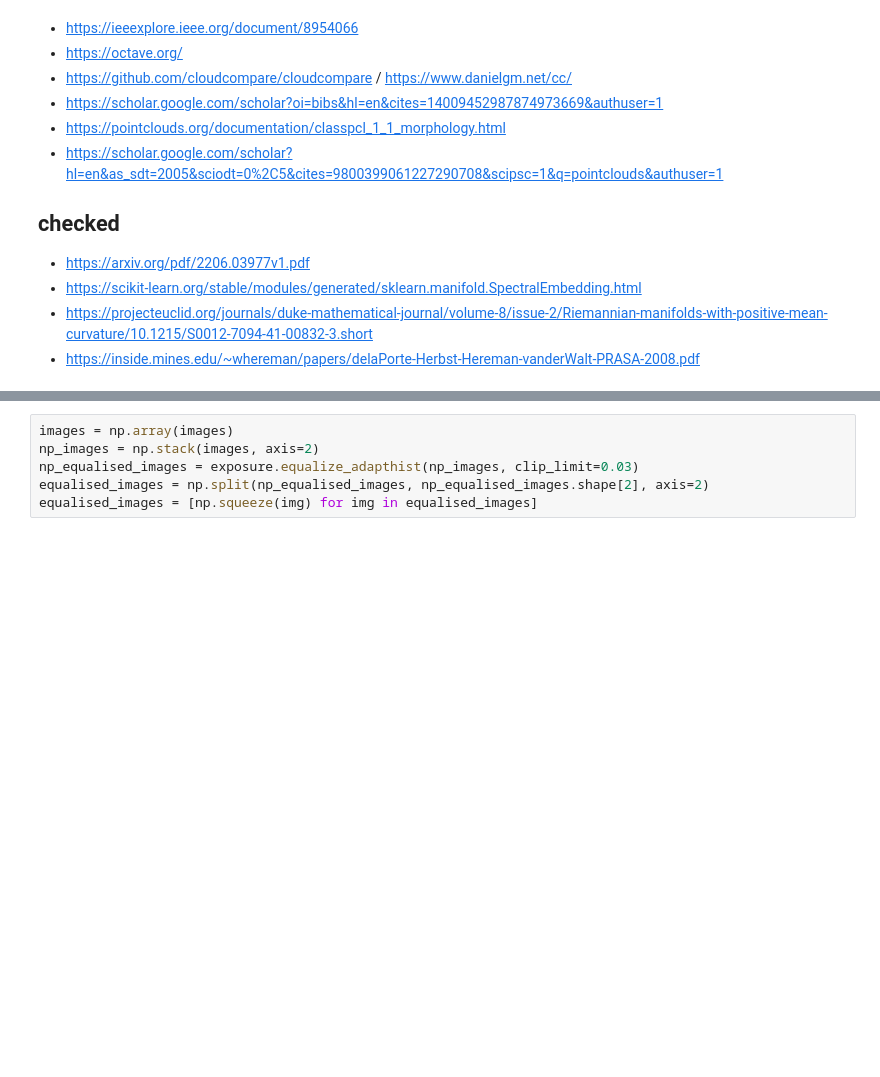
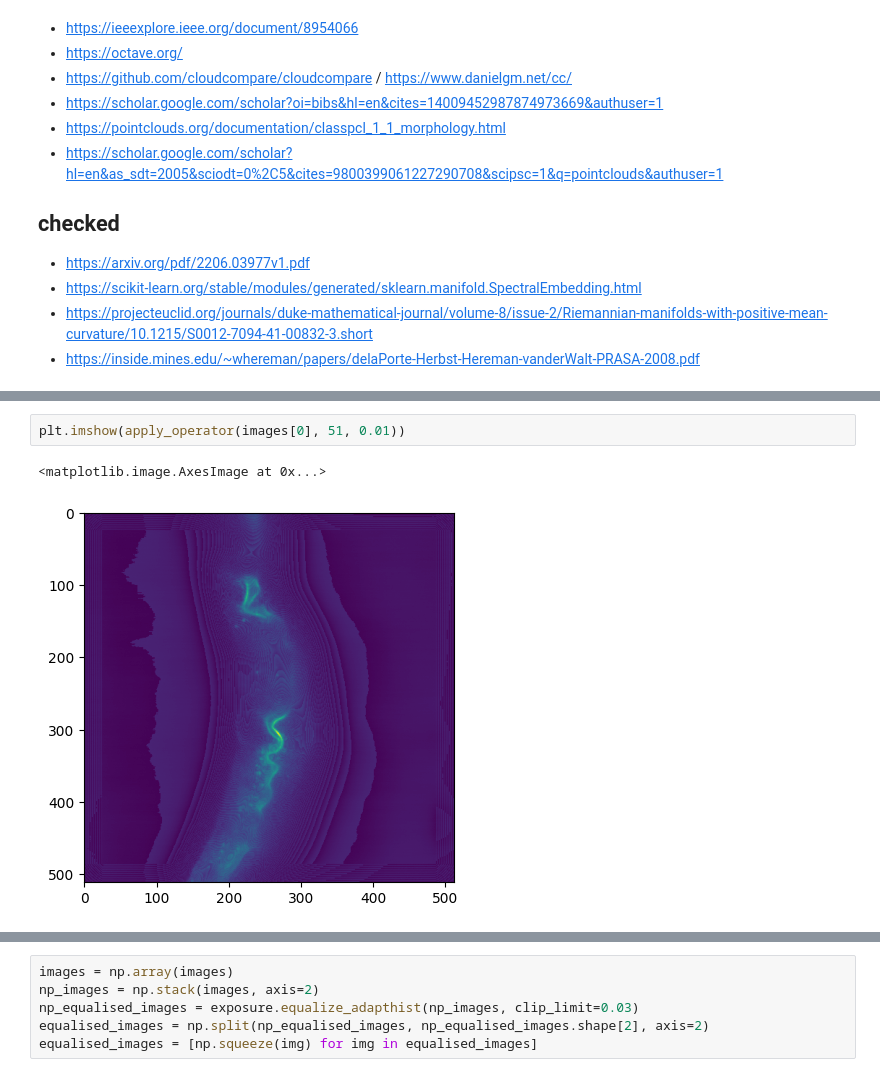
Before and after one commit to Hrsh-Venket/OpenCV-intestinal-deformations, a Jupyter notebook: Intestine Point Cloud.ipynb, the cells around one changed output, grey strips where cells are left out. Drawn from its saved outputs; the diff is of its cells as text; blank space fills up the shorter version.

```diff
--- a/Intestine Point Cloud.ipynb
+++ b/Intestine Point Cloud.ipynb
@@ -460,0 +423,5 @@ images.shape
+# %%
+plt.imshow(apply_operator(images[0], 51, 0.01))
+# %% [output]
+<matplotlib.image.AxesImage at 0x...>
+[figure, added]
```
Also changed, not shown: parts of 32 cells of this notebook.
